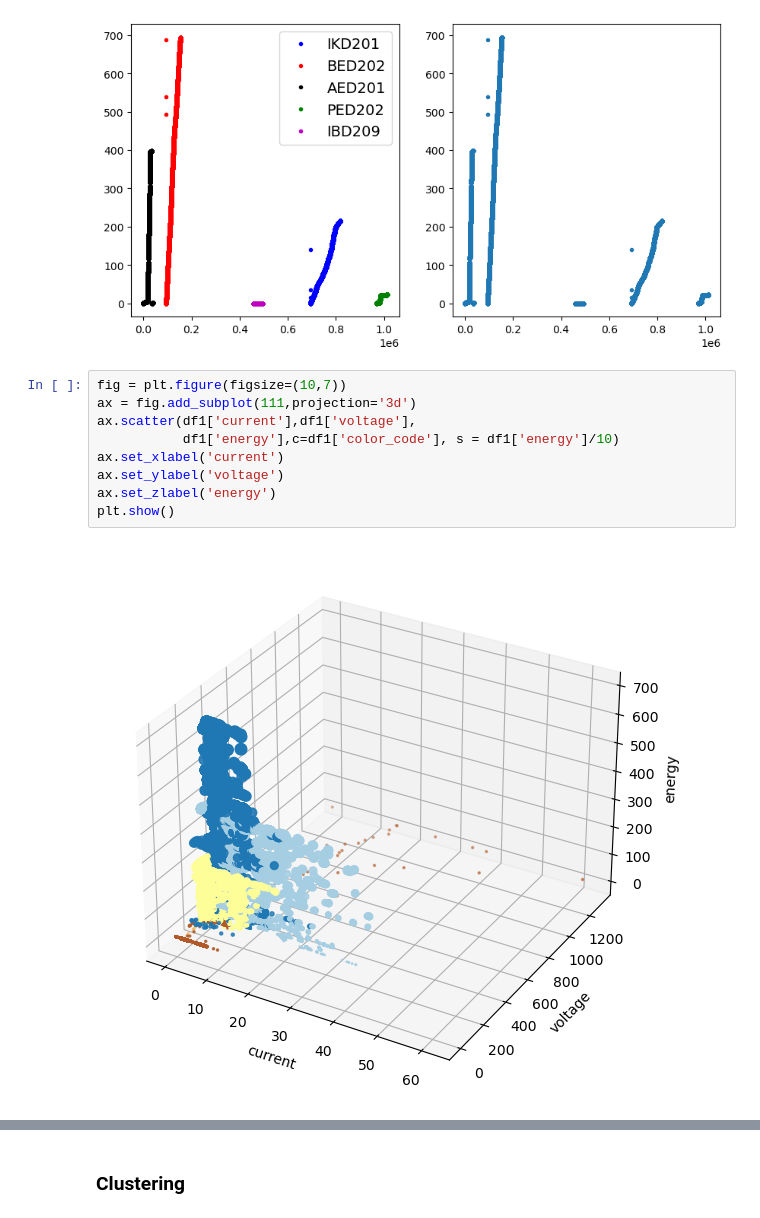
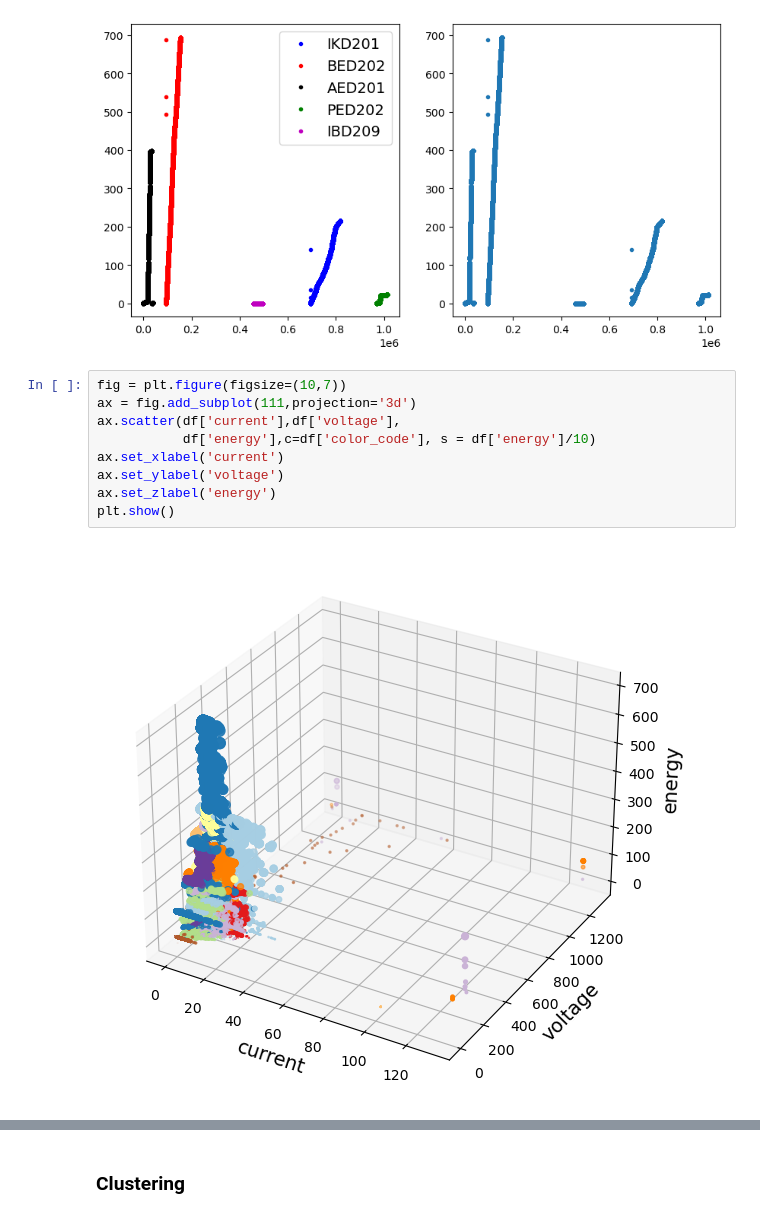
Before and after one commit to Oluwajuwon-O/project_notebooks, a Jupyter notebook: Unsupervised Learning.ipynb, the cells around one changed output, grey strips where cells are left out. Cells and saved outputs as stored; diff of their text form.

```diff
--- a/Unsupervised Learning.ipynb
+++ b/Unsupervised Learning.ipynb
@@ -100,11 +100,11 @@ plt.show()
 # %%
 fig = plt.figure(figsize=(10,7))
 ax = fig.add_subplot(111,projection='3d')
-ax.scatter(df1['current'],df1['voltage'],
-           df1['energy'],c=df1['color_code'], s = df1['energy']/10)
+ax.scatter(df['current'],df['voltage'],
+           df['energy'],c=df['color_code'], s = df['energy']/10)
 ax.set_xlabel('current')
 ax.set_ylabel('voltage')
 ax.set_zlabel('energy')
 plt.show()
 # %% [output]
-[figure, old version]
+[figure, new version]
```
Also changed, not shown: parts of 17 cells of this notebook.
